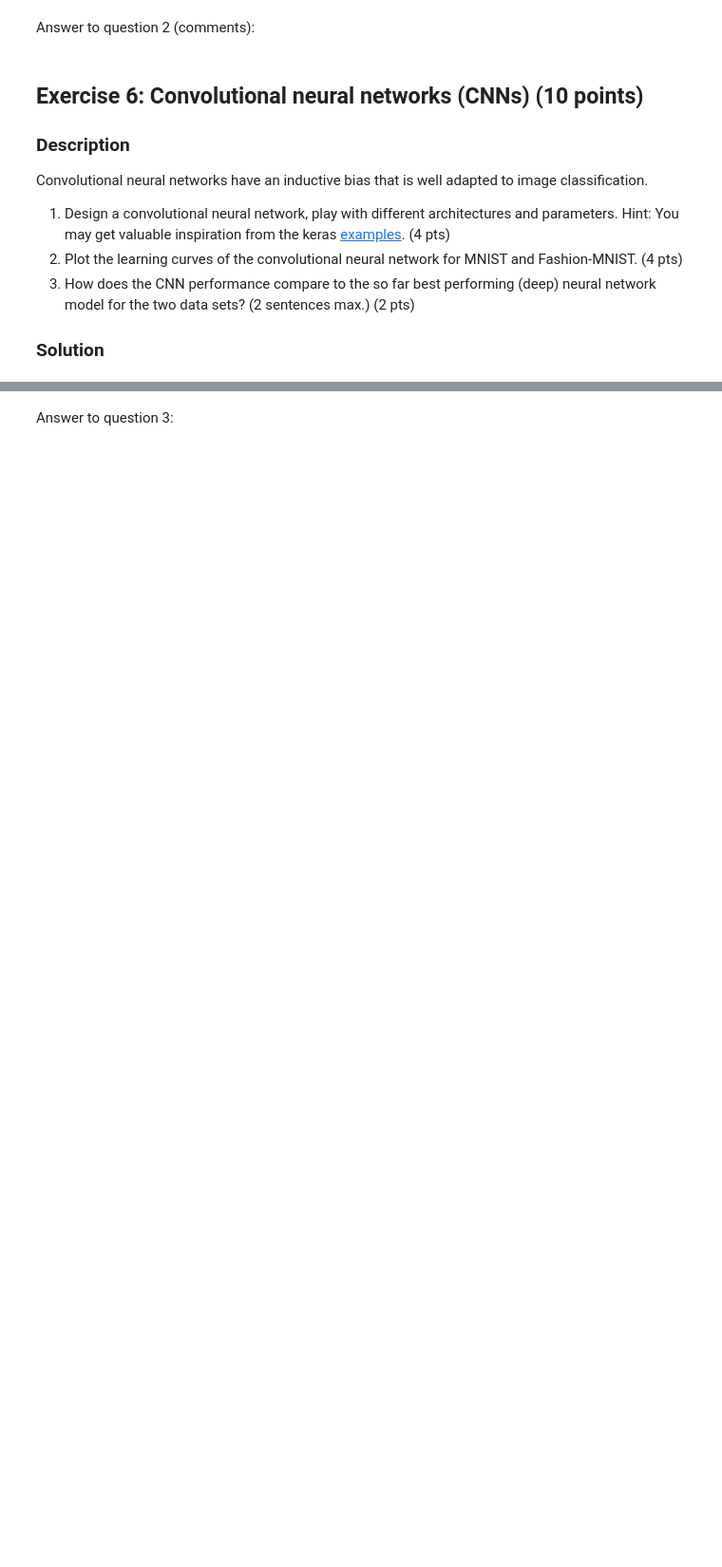
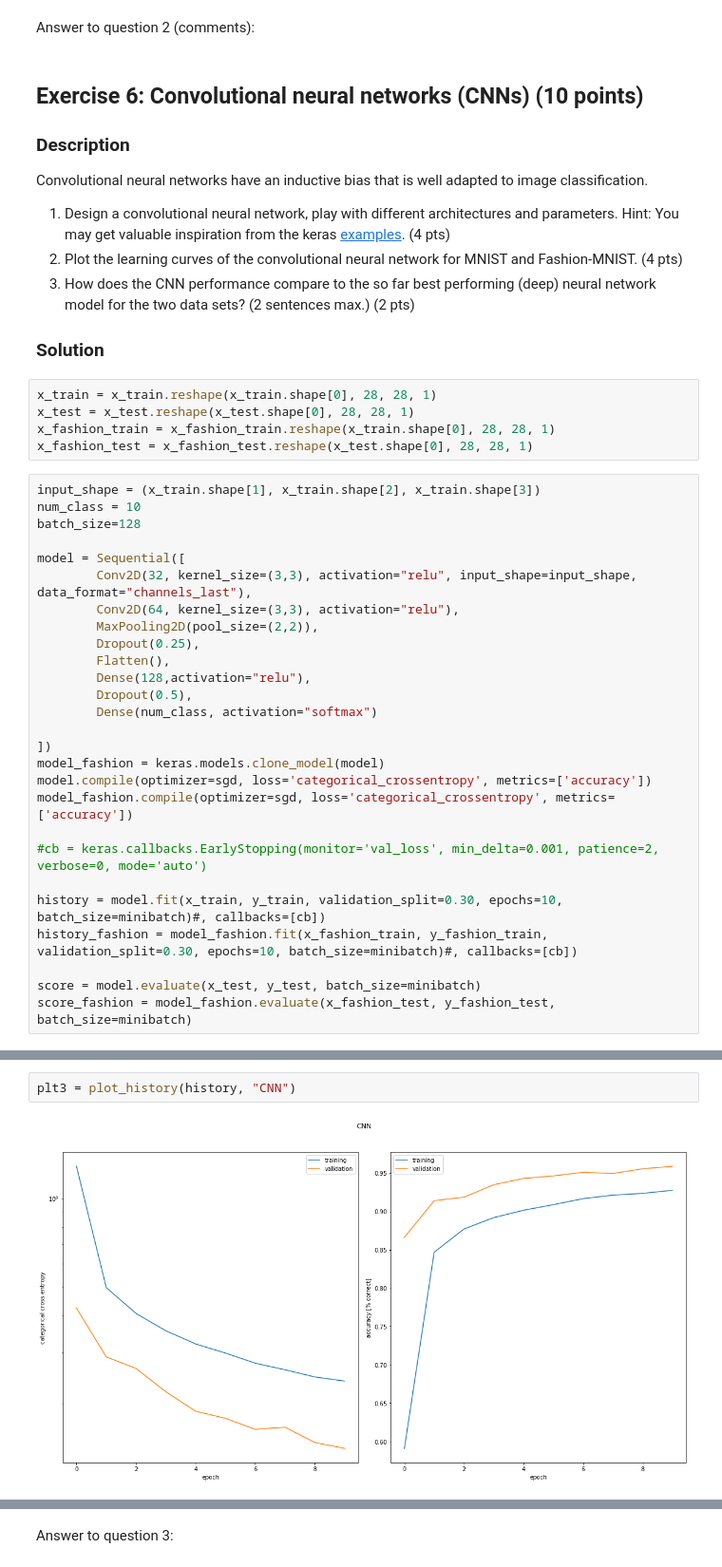
Before and after one commit to zweili/ANN_miniproject1, a Jupyter notebook: miniproject1.ipynb, the cells around one changed output, grey strips where cells are left out. Shown at 95% size. Saved outputs shown, nothing was run; the diff lists cells and outputs as text; blank space fills up the shorter version.

```diff
--- a/miniproject1.ipynb
+++ b/miniproject1.ipynb
@@ -277,3 +355,35 @@ Convolutional neural networks have an inductive bias that is well adapted to ima
 3. How does the CNN performance compare to the so far best performing (deep) neural network model for the two data sets? (2 sentences max.) (2 pts)
 
 ### Solution
+# %%
+x_train = x_train.reshape(x_train.shape[0], 28, 28, 1)
+x_test = x_test.reshape(x_test.shape[0], 28, 28, 1)
+x_fashion_train = x_fashion_train.reshape(x_train.shape[0], 28, 28, 1)
+x_fashion_test = x_fashion_test.reshape(x_test.shape[0], 28, 28, 1)
+# %%
+input_shape = (x_train.shape[1], x_train.shape[2], x_train.shape[3])
+num_class = 10
+batch_size=128
+
+model = Sequential([
+        Conv2D(32, kernel_size=(3,3), activation="relu", input_shape=input_shape, data_format="channels_last"),
+        Conv2D(64, kernel_size=(3,3), activation="relu"),
+        MaxPooling2D(pool_size=(2,2)),
+        Dropout(0.25),
+        Flatten(),
+        Dense(128,activation="relu"),
+        Dropout(0.5),
+        Dense(num_class, activation="softmax")
+
+])
+model_fashion = keras.models.clone_model(model)
+model.compile(optimizer=sgd, loss='categorical_crossentropy', metrics=['accuracy'])
+model_fashion.compile(optimizer=sgd, loss='categorical_crossentropy', metrics=['accuracy'])
+
+#cb = keras.callbacks.EarlyStopping(monitor='val_loss', min_delta=0.001, patience=2, verbose=0, mode='auto')
+
+history = model.fit(x_train, y_train, validation_split=0.30, epochs=10, batch_size=minibatch)#, callbacks=[cb])
+history_fashion = model_fashion.fit(x_fashion_train, y_fashion_train, validation_split=0.30, epochs=10, batch_size=minibatch)#, callbacks=[cb])
+
+score = model.evaluate(x_test, y_test, batch_size=minibatch)
+score_fashion = model_fashion.evaluate(x_fashion_test, y_fashion_test, batch_size=minibatch)
@@ -279,0 +414,4 @@ Convolutional neural networks have an inductive bias that is well adapted to ima
+# %%
+plt3 = plot_history(history, "CNN")
+# %% [output]
+[figure, added]
```
Also changed, not shown: parts of 21 cells of this notebook.
